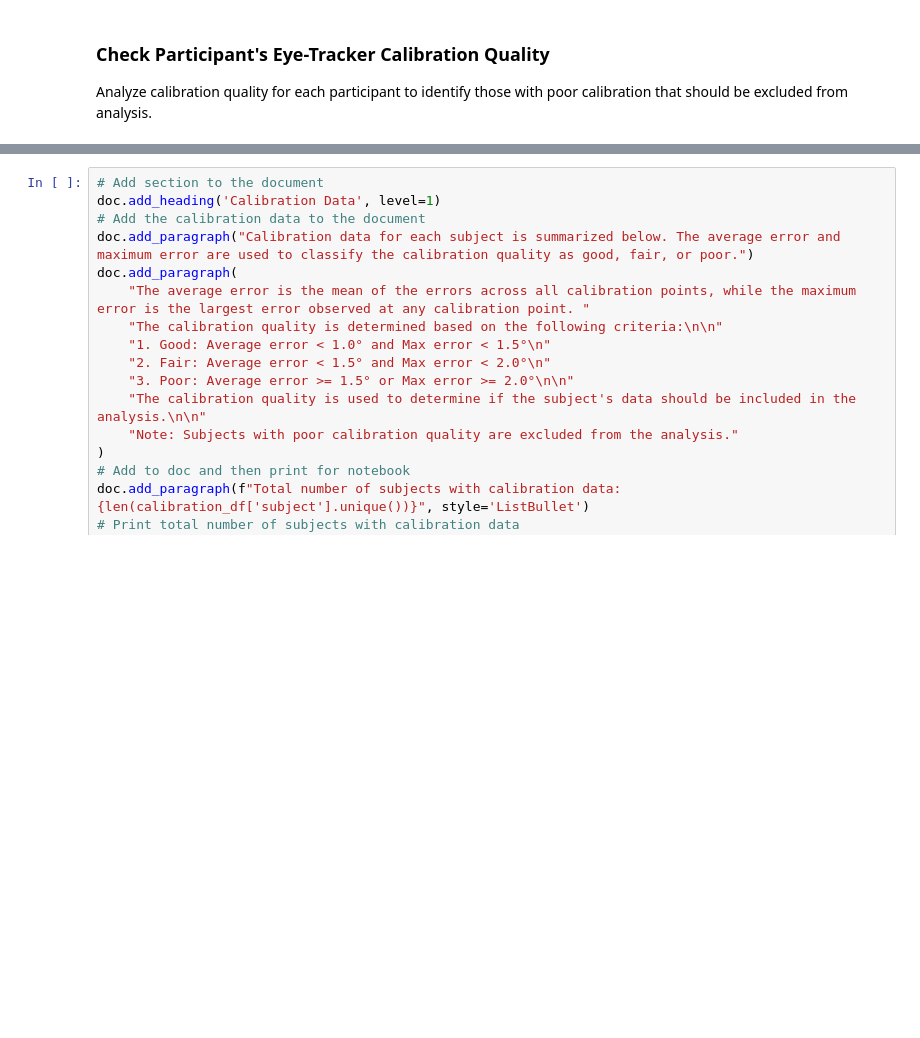
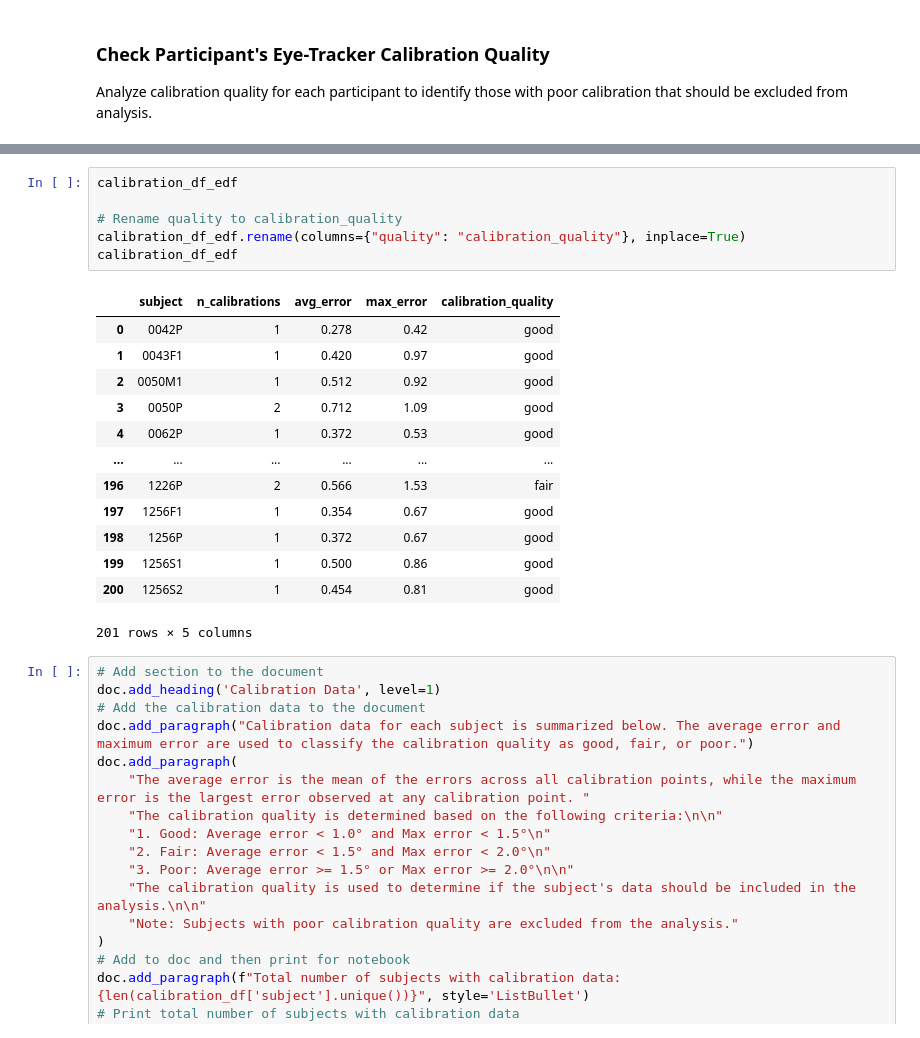
Before and after one commit to gabrielblancogomez/q1k_neurosubs, a Jupyter notebook: code/et/2_gap_et_preprocessing.ipynb, the cells around one changed output, grey strips where cells are left out. Saved outputs shown, nothing was run; the diff lists cells and outputs as text; blank space fills up the shorter version.

```diff
--- a/code/et/2_gap_et_preprocessing.ipynb
+++ b/code/et/2_gap_et_preprocessing.ipynb
@@ -614,3 +517,23 @@ Number of calibrations for subject 1052F1: 1
+# %%
+calibration_df_edf
+
+# Rename quality to calibration_quality
+calibration_df_edf.rename(columns={"quality": "calibration_quality"}, inplace=True)
+calibration_df_edf
+# %% [output]
+|  | subject | n_calibrations | avg_error | max_error | calibration_quality |
+| 0 | 0042P | 1 | 0.278 | 0.42 | good |
+| 1 | 0043F1 | 1 | 0.420 | 0.97 | good |
+| 2 | 0050M1 | 1 | 0.512 | 0.92 | good |
+| 3 | 0050P | 2 | 0.712 | 1.09 | good |
+| 4 | 0062P | 1 | 0.372 | 0.53 | good |
+| ... | ... | ... | ... | ... | ... |
+| 196 | 1226P | 2 | 0.566 | 1.53 | fair |
+| 197 | 1256F1 | 1 | 0.354 | 0.67 | good |
+| 198 | 1256P | 1 | 0.372 | 0.67 | good |
+| 199 | 1256S1 | 1 | 0.500 | 0.86 | good |
+| 200 | 1256S2 | 1 | 0.454 | 0.81 | good |
+201 rows × 5 columns
 # %%
 # Add section to the document
 doc.add_heading('Calibration Data', level=1)
```
Also changed, not shown: parts of 22 cells of this notebook, 2 other files.
